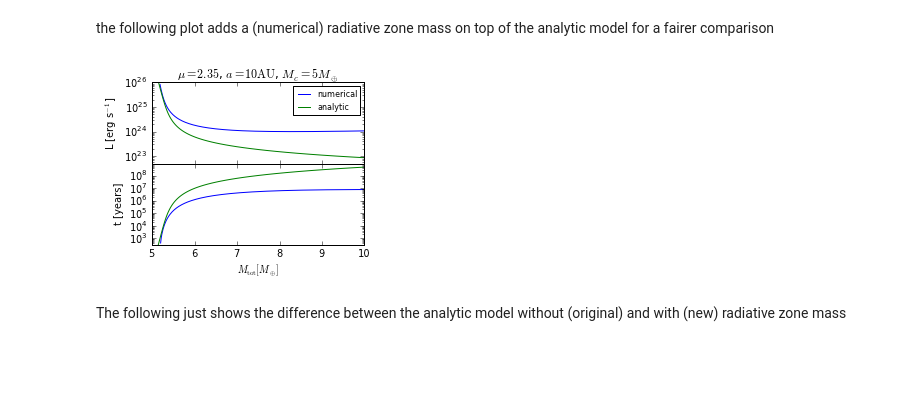
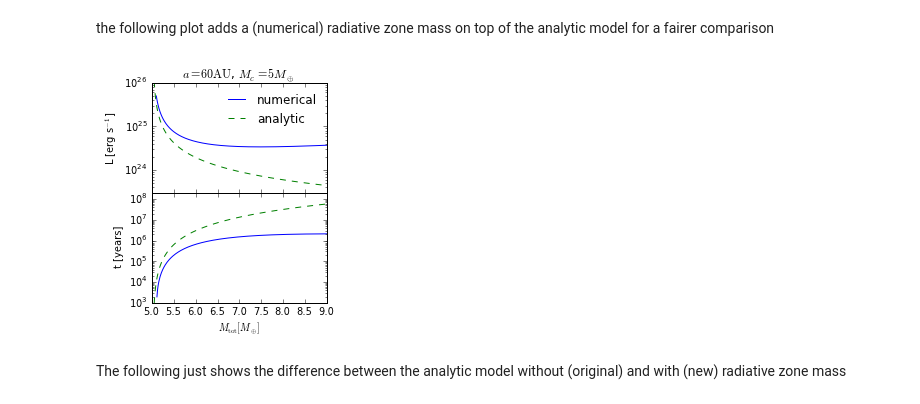
Before and after one commit to apiso/core_accretion, a Jupyter notebook: python/RadSGPoly/plots_poster.ipynb, the cells around one changed output. Cells and saved outputs as stored; diff of their text form; code cells hidden in the pictures; blank space fills up the shorter version.

```diff
--- a/python/RadSGPoly/plots_poster.ipynb
+++ b/python/RadSGPoly/plots_poster.ipynb
@@ -15,7 +15,10 @@ from RadSGPoly.profiles_poly import atmload
 from RadSGPoly.cooling_poly import critical
 import matplotlib.cm as cm
 # %%
-a = 10.0
+a = 60.0
+a10 = 10.0
+a30 = 30.0
+
 Mc = 5.0
 delad27 = 2./7
 Y03 = 0.3
@@ -23,5 +26,13 @@ Y03 = 0.3
 prms = params(Me, Re, a, delad27, Y03, gamma = gammafn(delad27), R = Rfn(Y03), \
               Cv = Cvfn(Y03, delad27), Pd = Pdisk(a, mstar, FSigma, FT), \
               Td = Tdisk(a, FT), kappa = kdust)
+
+prms10 = params(Me, Re, a10, delad27, Y03, gamma = gammafn(delad27), R = Rfn(Y03), \
+              Cv = Cvfn(Y03, delad27), Pd = Pdisk(a10, mstar, FSigma, FT), \
+              Td = Tdisk(a10, FT), kappa = kdust)
+
+prms30 = params(Me, Re, a30, delad27, Y03, gamma = gammafn(delad27), R = Rfn(Y03), \
+              Cv = Cvfn(Y03, delad27), Pd = Pdisk(a30, mstar, FSigma, FT), \
+              Td = Tdisk(a30, FT), kappa = kdust)
 # %%
 atm = atmload('Mc5.0.npz', prms = prms)
@@ -168,31 +199,32 @@ the following plot adds a (numerical) radiative zone mass on top of the analytic
 # %%
 filename2 = 'Lt_profiles_v2.pdf'
 
-f, ax2 = plt.subplots(2, sharex=True , figsize = (4, 4*0.8))
+f, ax2 = plt.subplots(2, sharex=True , figsize = (3.5, 4))
 
 ax2[0].semilogy(M, L, label = 'numerical')
-ax2[0].semilogy(Mc + Matman + Mrad, Lan, label = 'analytic')
+ax2[0].semilogy(Mc + Matman + Mrad, Lan, '--', label = 'analytic')
 ax2[0].set_ylabel(r'L [erg s$^{-1}$]')
-ax2[0].set_title(r'$\mu=2.35$, $a=10\mathrm{AU}$, $M_c=5 M_{\oplus}$')
-ax2[0].legend(prop = {'size':8})
-#ax2[0].set_ylim(10**23, 10**26)
+ax2[0].set_title(r'$a=60\mathrm{AU}$, $M_c=5 M_{\oplus}$')
+ax2[0].legend(frameon = False)
+ax2[0].set_ylim(3e23, 1e26)
 
 ax2[1].semilogy(M, t / (365 * 24 * 3600))
-ax2[1].semilogy(Mc + Matman + Mrad, tcoolan)
+ax2[1].semilogy(Mc + Matman + Mrad, tcoolan, '--')
 ax2[1].set_ylabel(r't [years]')
 ax2[1].set_xlabel(r'$M_{\rm{tot}}[M_{\oplus}]$')
 
-ax2[1].set_xlim(5,10)
-ax2[1].set_ylim(300,.9e9)
-ax2[0].set_ylim(5e22, 1e26)
+#ax2[1].set_xlim(5,10)
+ax2[1].set_ylim(1000, 2 * 10**8)
+#ax2[0].set_ylim(5e22, 1e26)
+ax2[0].set_xlim(5, 9)
 
 plt.draw()
 plt.tight_layout()
 
 f.subplots_adjust(hspace=0) #this needs to be after a tight layoud
 plt.savefig(userpath + '/figs/ModelAtmospheres/RadSelfGravPoly/PaperFigs/' + filename2)
 # %% [output]
-[figure, old version]
+[figure, new version]
 # %% [markdown]
 The following just shows the difference between the analytic model without (original) and with (new) radiative zone mass
 # %%
```
Also changed, not shown: parts of 9 cells of this notebook, 13 other files.
